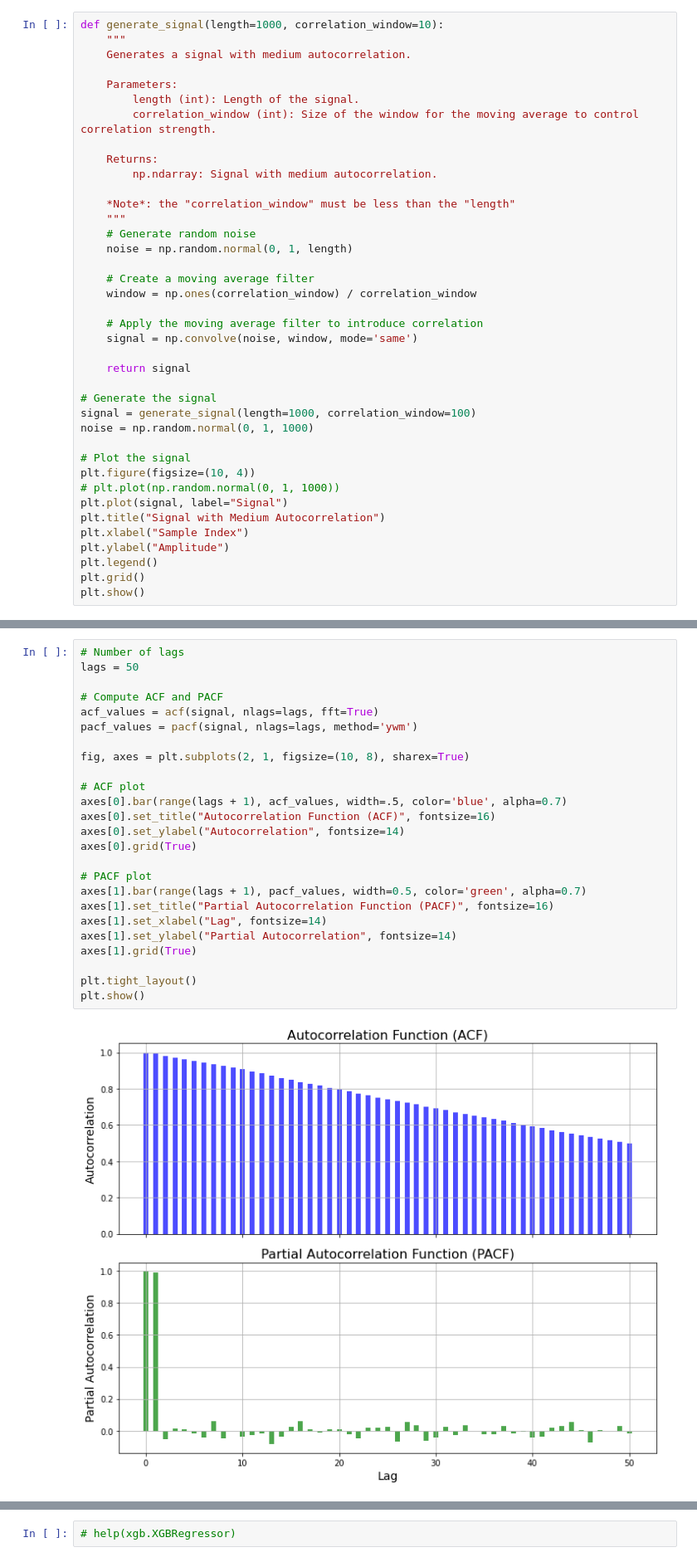
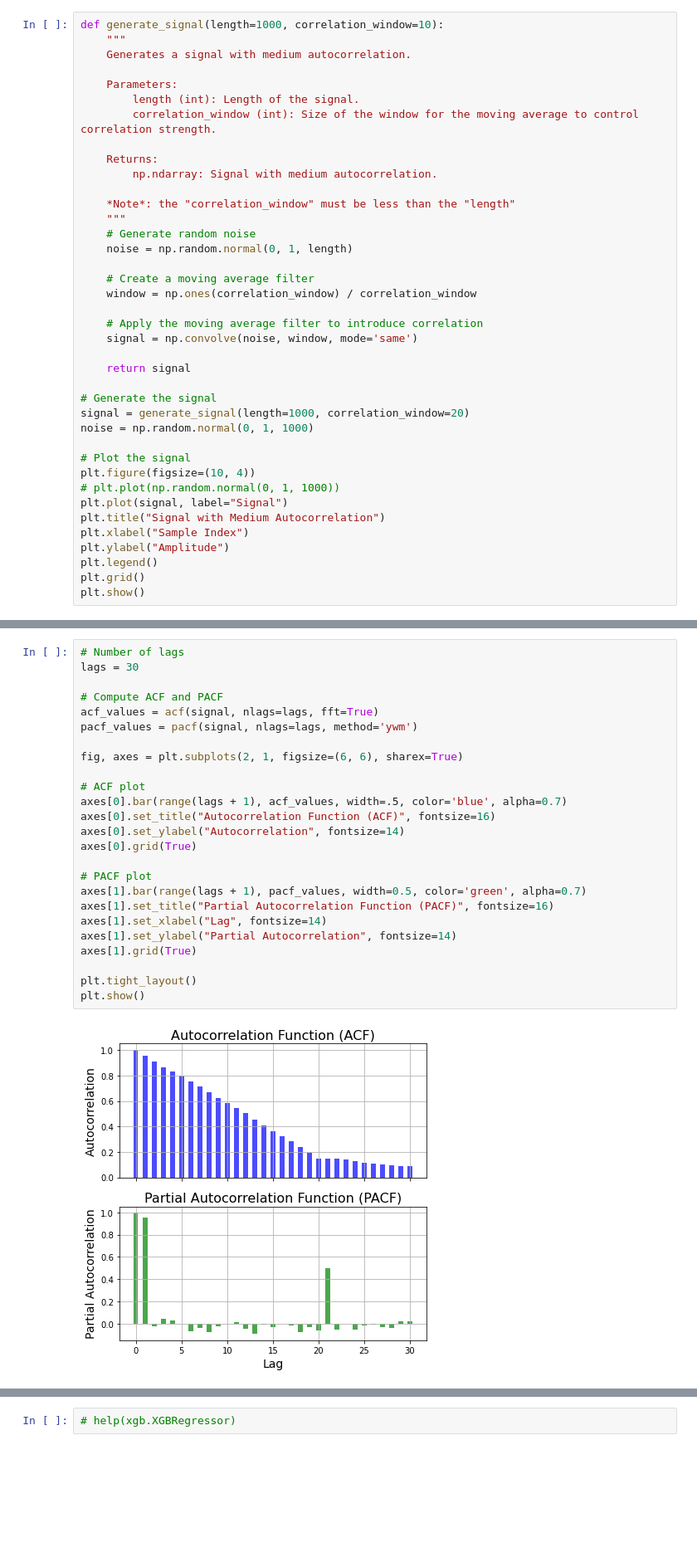
Before and after one commit to SaharGholipour/short_projects, a Jupyter notebook: randomVar_modelTraining.ipynb, the cells around one changed output, grey strips where cells are left out. Shown: that part at 83% size. Cells and saved outputs as stored; diff of their text form; blank space fills up the shorter version.

```diff
--- a/randomVar_modelTraining.ipynb
+++ b/randomVar_modelTraining.ipynb
@@ -175,7 +184,7 @@ def generate_signal(length=1000, correlation_window=10):
     return signal
 
 # Generate the signal
-signal = generate_signal(length=1000, correlation_window=100)
+signal = generate_signal(length=1000, correlation_window=20)
 noise = np.random.normal(0, 1, 1000)
 
 # Plot the signal
@@ -214,28 +221,28 @@ array([1.        , 0.99109792, 0.98135123, 0.97193407, 0.96284177,
 # %%
 # Number of lags
-lags = 50
+lags = 30
 
 # Compute ACF and PACF
 acf_values = acf(signal, nlags=lags, fft=True)
 pacf_values = pacf(signal, nlags=lags, method='ywm')
 
-fig, axes = plt.subplots(2, 1, figsize=(10, 8), sharex=True)
+fig, axes = plt.subplots(2, 1, figsize=(6, 6), sharex=True)
 
 # ACF plot
 axes[0].bar(range(lags + 1), acf_values, width=.5, color='blue', alpha=0.7)
 axes[0].set_title("Autocorrelation Function (ACF)", fontsize=16)
 axes[0].set_ylabel("Autocorrelation", fontsize=14)
 axes[0].grid(True)
 
 # PACF plot
 axes[1].bar(range(lags + 1), pacf_values, width=0.5, color='green', alpha=0.7)
 axes[1].set_title("Partial Autocorrelation Function (PACF)", fontsize=16)
 axes[1].set_xlabel("Lag", fontsize=14)
 axes[1].set_ylabel("Partial Autocorrelation", fontsize=14)
 axes[1].grid(True)
 
 plt.tight_layout()
 plt.show()
 # %% [output]
-[figure, old version]
+[figure, new version]
 # %% [markdown]
```
Also changed, not shown: parts of 21 cells of this notebook.
